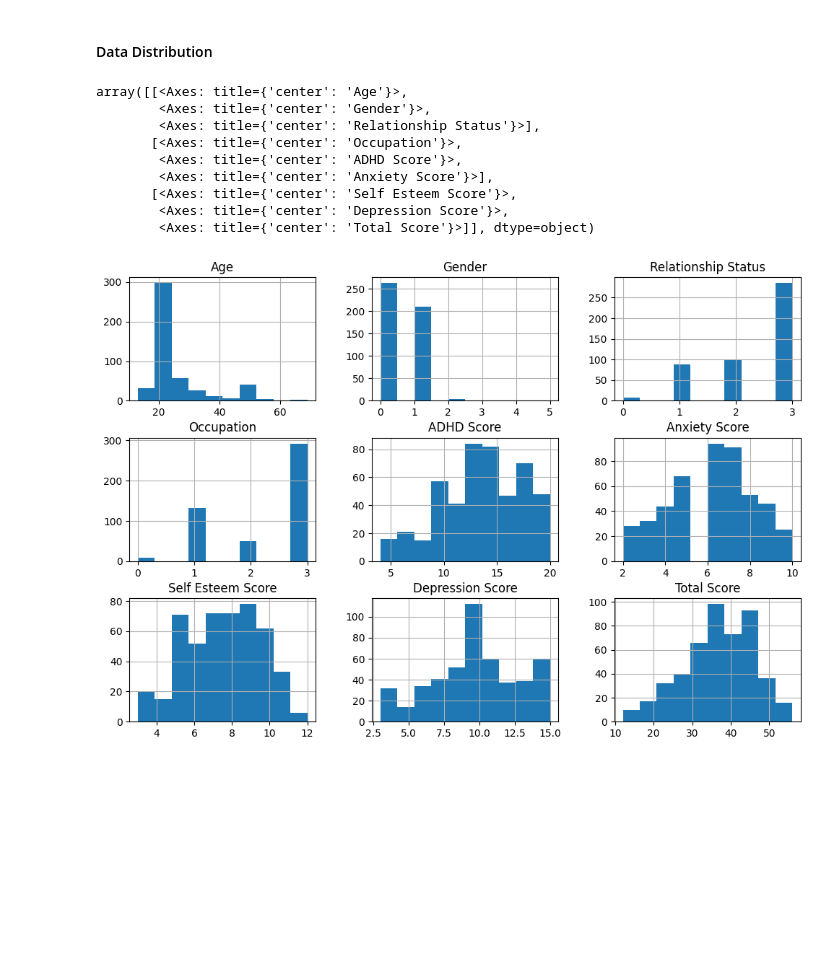
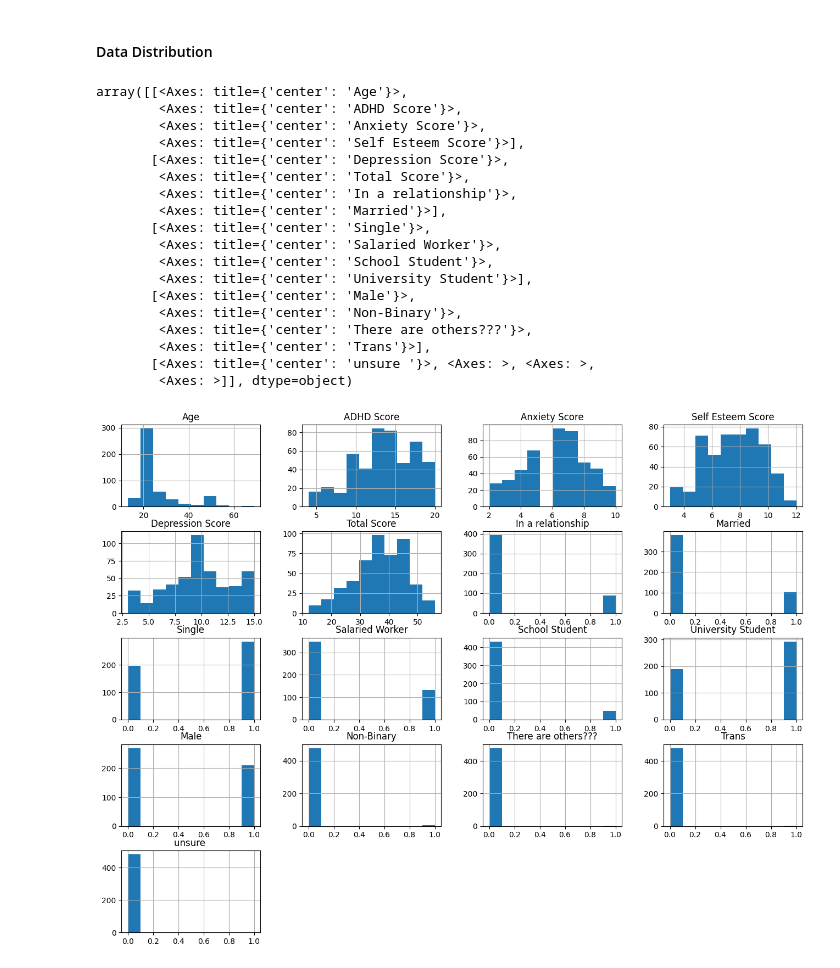
Before and after one commit to Hiroki120301/Social-Media-Addiction-Predictor, a Jupyter notebook: final_project.ipynb, the cells around one changed output. Cells and saved outputs as stored; diff of their text form; code cells hidden in the pictures; blank space fills up the shorter version.

Commit message:
final data clean up

```diff
--- a/final_project.ipynb
+++ b/final_project.ipynb
@@ -142,3 +100,21 @@ df['Gender'] = encoder.fit_transform(df['Gender'])
+# %%
+def handle_nominal_data(df: pd.DataFrame, featrue: str):
+    dummy_df = pd.get_dummies(df[featrue], drop_first=True)
+
+    # Convert True/False values in dummy_df to 0/1
+    dummy_df = dummy_df.astype(int)
+
+    # Concatenate dummy variables with original DataFrame
+    df = pd.concat([df, dummy_df], axis=1)
+
+    # Drop the original 'Relationship Status' column
+    df.drop(columns=[featrue], inplace=True)
+
+    return df
+# %%
+df = handle_nominal_data(df, 'Relationship Status')
+df = handle_nominal_data(df, 'Occupation')
+df = handle_nominal_data(df, 'Gender')
 # %% [markdown]
 ### Final Dataset
 # %%
@@ -155,18 +131,27 @@ df.head()
 # %% [markdown]
 #### Data Distribution
 # %%
-df.hist(figsize=(12, 8))
+df.hist(figsize=(16, 12))
 # %% [output]
 array([[<Axes: title={'center': 'Age'}>,
-        <Axes: title={'center': 'Gender'}>,
-        <Axes: title={'center': 'Relationship Status'}>],
-       [<Axes: title={'center': 'Occupation'}>,
         <Axes: title={'center': 'ADHD Score'}>,
-        <Axes: title={'center': 'Anxiety Score'}>],
-       [<Axes: title={'center': 'Self Esteem Score'}>,
-        <Axes: title={'center': 'Depression Score'}>,
-        <Axes: title={'center': 'Total Score'}>]], dtype=object)
+        <Axes: title={'center': 'Anxiety Score'}>,
+        <Axes: title={'center': 'Self Esteem Score'}>],
+       [<Axes: title={'center': 'Depression Score'}>,
+        <Axes: title={'center': 'Total Score'}>,
+        <Axes: title={'center': 'In a relationship'}>,
+        <Axes: title={'center': 'Married'}>],
+       [<Axes: title={'center': 'Single'}>,
+        <Axes: title={'center': 'Salaried Worker'}>,
+        <Axes: title={'center': 'School Student'}>,
+        <Axes: title={'center': 'University Student'}>],
+       [<Axes: title={'center': 'Male'}>,
+        <Axes: title={'center': 'Non-Binary'}>,
+        <Axes: title={'center': 'There are others???'}>,
+        <Axes: title={'center': 'Trans'}>],
+       [<Axes: title={'center': 'unsure '}>, <Axes: >, <Axes: >,
+        <Axes: >]], dtype=object)
-[figure, old version]
+[figure, new version]
 # %%
 corr = df.corr()
 
```
Also changed, not shown: parts of 3 cells of this notebook.
